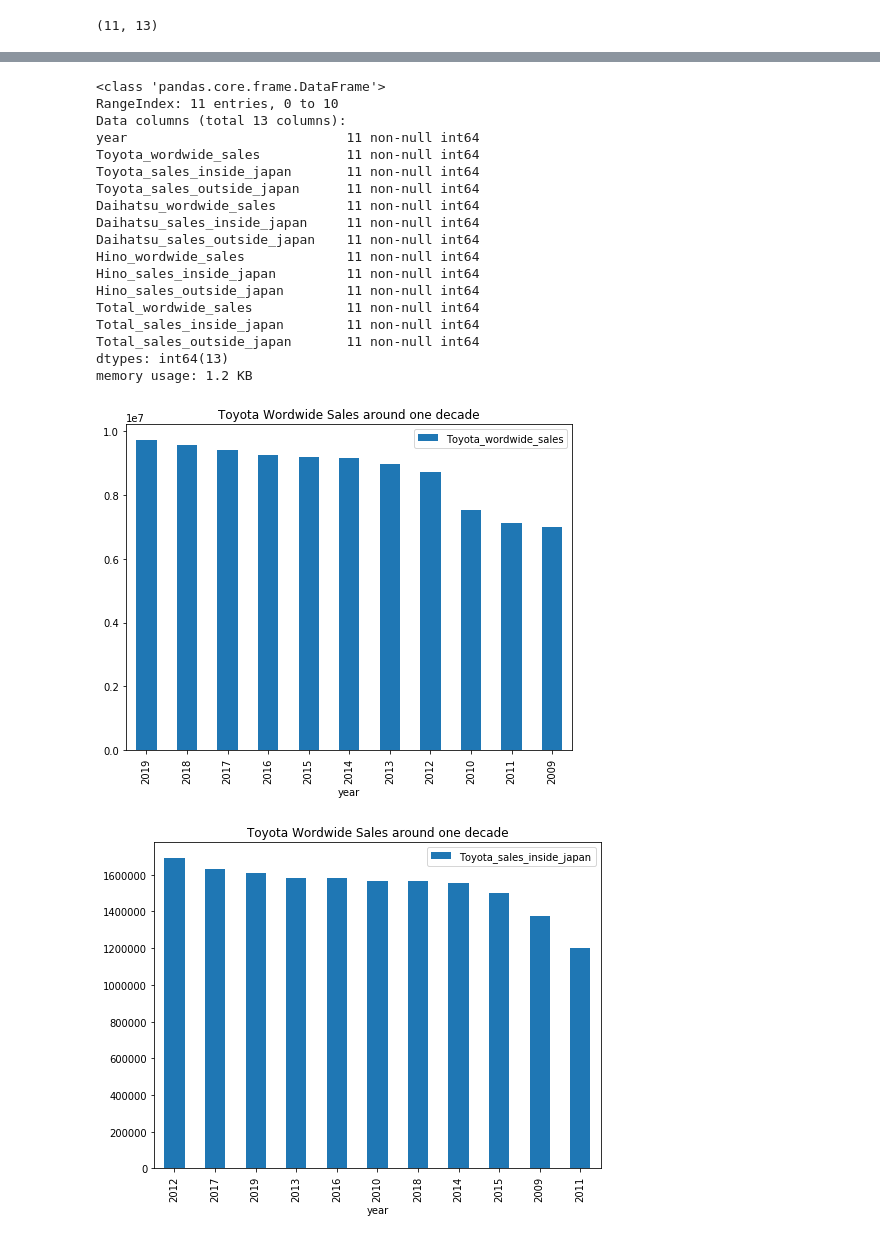
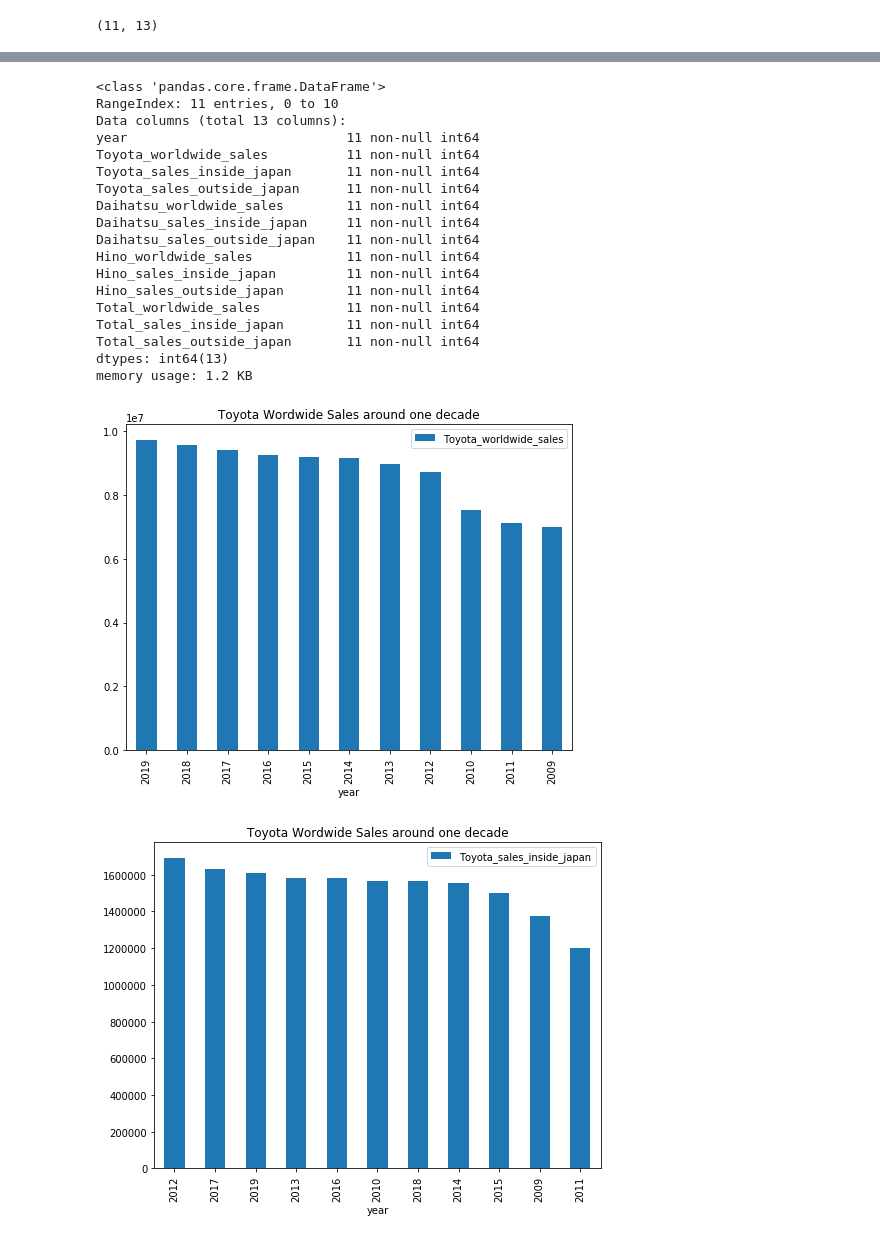
Before and after one commit to karl-johan-grahn/toyota-analysis, a Jupyter notebook: Toyota_car_price_data_analysis.ipynb, the cells around one changed output, grey strips where cells are left out. Saved outputs shown, nothing was run; the diff lists cells and outputs as text; code cells hidden in the pictures.

Commit message:
Fix data source and spelling mistakes

```diff
--- a/Toyota_car_price_data_analysis.ipynb
+++ b/Toyota_car_price_data_analysis.ipynb
@@ -11,6 +11,6 @@ import seaborn as sns
 from IPython.core.display import display, HTML
 display(HTML("<style>.container { width:100% !important; }</style>"))
 # %%
-sales = pd.read_csv('car-data/toyota_financial_data_latest.csv')
+sales = pd.read_csv('toyota_financial_data.csv')
 sales.head()
 # %% [output]
@@ -37,43 +37,43 @@ sales.describe()
 | 75% | 2016.500000 | 9.303754e+06 | 1.597242e+06 | 7.720654e+06 | 859028.500000 | ... |
 | max | 2019.000000 | 9.714253e+06 | 1.692228e+06 | 8.104084e+06 | 915239.000000 | ... |
 # %%
-toyota.info()
+sales.info()
 # %% [output]
 <class 'pandas.core.frame.DataFrame'>
 RangeIndex: 11 entries, 0 to 10
 Data columns (total 13 columns):
 year                            11 non-null int64
-Toyota_wordwide_sales           11 non-null int64
+Toyota_worldwide_sales          11 non-null int64
 Toyota_sales_inside_japan       11 non-null int64
 Toyota_sales_outside_japan      11 non-null int64
-Daihatsu_wordwide_sales         11 non-null int64
+Daihatsu_worldwide_sales        11 non-null int64
 Daihatsu_sales_inside_japan     11 non-null int64
 Daihatsu_sales_outside_japan    11 non-null int64
-Hino_wordwide_sales             11 non-null int64
+Hino_worldwide_sales            11 non-null int64
 Hino_sales_inside_japan         11 non-null int64
 Hino_sales_outside_japan        11 non-null int64
-Total_wordwide_sales            11 non-null int64
+Total_worldwide_sales           11 non-null int64
 Total_sales_inside_japan        11 non-null int64
 Total_sales_outside_japan       11 non-null int64
 dtypes: int64(13)
 memory usage: 1.2 KB
 # %%
-df = pd.DataFrame(toyota.groupby(['year'])['Toyota_wordwide_sales'].mean().sort_values(ascending = False))
+df = pd.DataFrame(sales.groupby(['year'])['Toyota_worldwide_sales'].mean().sort_values(ascending = False))
 df.plot.bar(figsize=(8,6))
 plt.title('Toyota Wordwide Sales around one decade')
 plt.show()
 
-df = pd.DataFrame(toyota.groupby(['year'])['Toyota_sales_inside_japan'].mean().sort_values(ascending = False))
+df = pd.DataFrame(sales.groupby(['year'])['Toyota_sales_inside_japan'].mean().sort_values(ascending = False))
 df.plot.bar(figsize=(8,6))
 plt.title('Toyota Wordwide Sales around one decade')
 plt.show()
 
-df = pd.DataFrame(toyota.groupby(['year'])['Toyota_sales_outside_japan'].mean().sort_values(ascending = False))
+df = pd.DataFrame(sales.groupby(['year'])['Toyota_sales_outside_japan'].mean().sort_values(ascending = False))
 df.plot.bar(figsize=(8,6))
 plt.title('Toyota Wordwide Sales around one decade')
 plt.show()
 # %% [output]
-[figure, old version]
+[figure, new version]
 [figure]
 [figure]
 # %%
```
Also changed, not shown: parts of 5 cells of this notebook.
